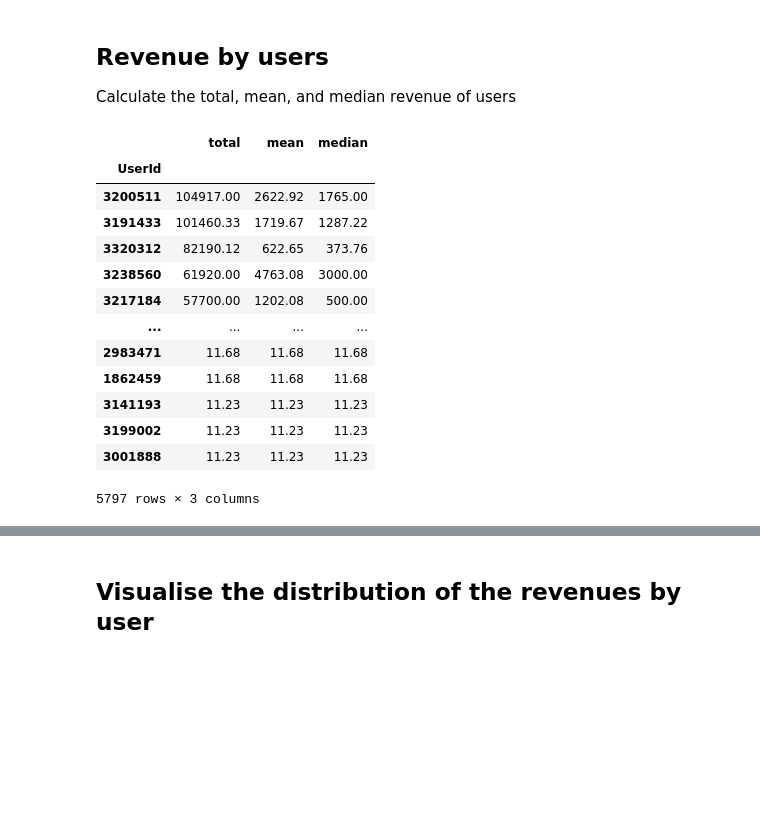
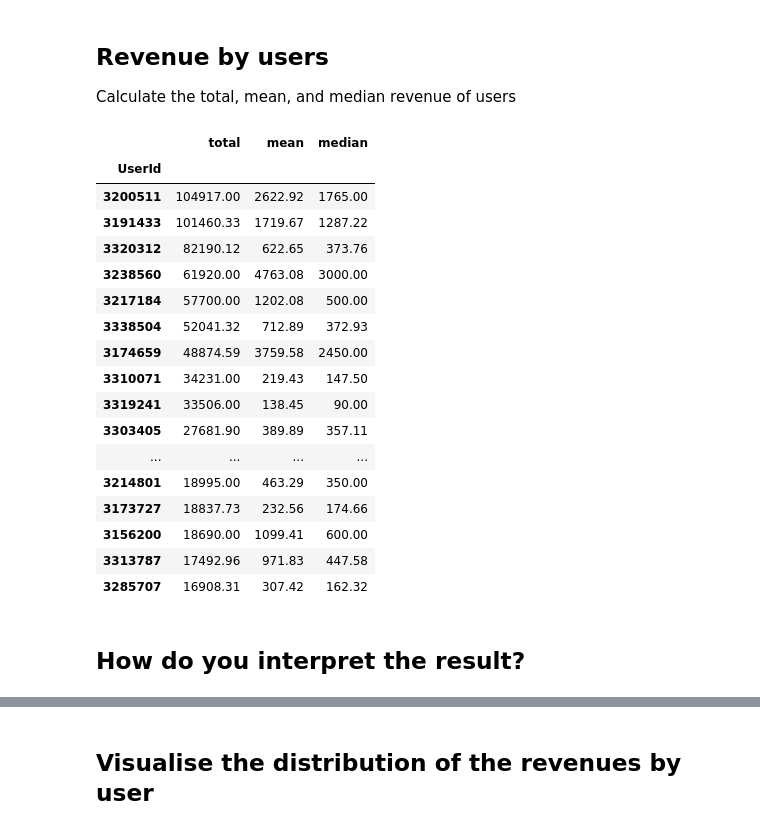
Before and after one commit to nateraluis/systemiq-test, a Jupyter notebook: notebooks/01-LN-Data_exploration.ipynb, the cells around one changed output, grey strips where cells are left out. Drawn from its saved outputs; the diff is of its cells as text; code cells hidden in the pictures; blank space fills up the shorter version.

```diff
--- a/notebooks/01-LN-Data_exploration.ipynb
+++ b/notebooks/01-LN-Data_exploration.ipynb
@@ -92,21 +92,28 @@ Calculate the total, mean, and median revenue of users
 # %%
 df_user_revenue = pd.DataFrame()
 df_user_revenue['total'] =  df.groupby('UserId')['Revenue'].sum().round(2)
 df_user_revenue['mean'] =  df.groupby('UserId')['Revenue'].mean().round(2)
 df_user_revenue['median'] =  df.groupby('UserId')['Revenue'].median().round(2)
-df_user_revenue.sort_values('total',ascending=False)
+df_user_revenue.sort_values(['total','mean','median'],ascending=False, inplace=True)
+df_user_revenue.head(20)
 # %% [output]
 |  | total | mean | median |
 | UserId |  |  |  |
 | 3200511 | 104917.00 | 2622.92 | 1765.00 |
 | 3191433 | 101460.33 | 1719.67 | 1287.22 |
 | 3320312 | 82190.12 | 622.65 | 373.76 |
 | 3238560 | 61920.00 | 4763.08 | 3000.00 |
 | 3217184 | 57700.00 | 1202.08 | 500.00 |
+| 3338504 | 52041.32 | 712.89 | 372.93 |
+| 3174659 | 48874.59 | 3759.58 | 2450.00 |
+| 3310071 | 34231.00 | 219.43 | 147.50 |
+| 3319241 | 33506.00 | 138.45 | 90.00 |
+| 3303405 | 27681.90 | 389.89 | 357.11 |
 | ... | ... | ... | ... |
-| 2983471 | 11.68 | 11.68 | 11.68 |
-| 1862459 | 11.68 | 11.68 | 11.68 |
-| 3141193 | 11.23 | 11.23 | 11.23 |
-| 3199002 | 11.23 | 11.23 | 11.23 |
-| 3001888 | 11.23 | 11.23 | 11.23 |
+| 3214801 | 18995.00 | 463.29 | 350.00 |
+| 3173727 | 18837.73 | 232.56 | 174.66 |
+| 3156200 | 18690.00 | 1099.41 | 600.00 |
+| 3313787 | 17492.96 | 971.83 | 447.58 |
+| 3285707 | 16908.31 | 307.42 | 162.32 |
-5797 rows × 3 columns
+# %% [markdown]
+## How do you interpret the result?
```
Also changed, not shown: parts of 10 cells of this notebook, 2 other files.
